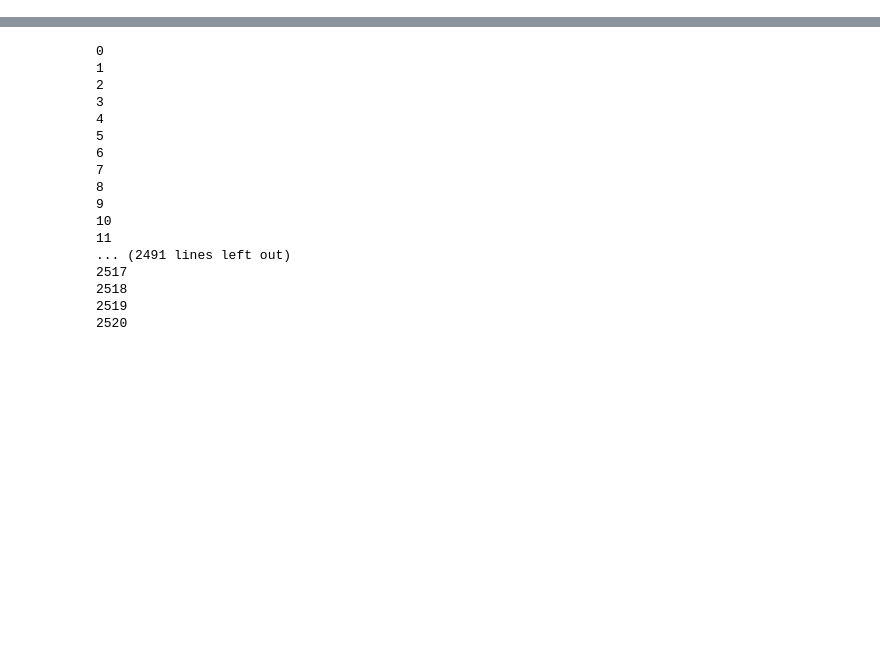
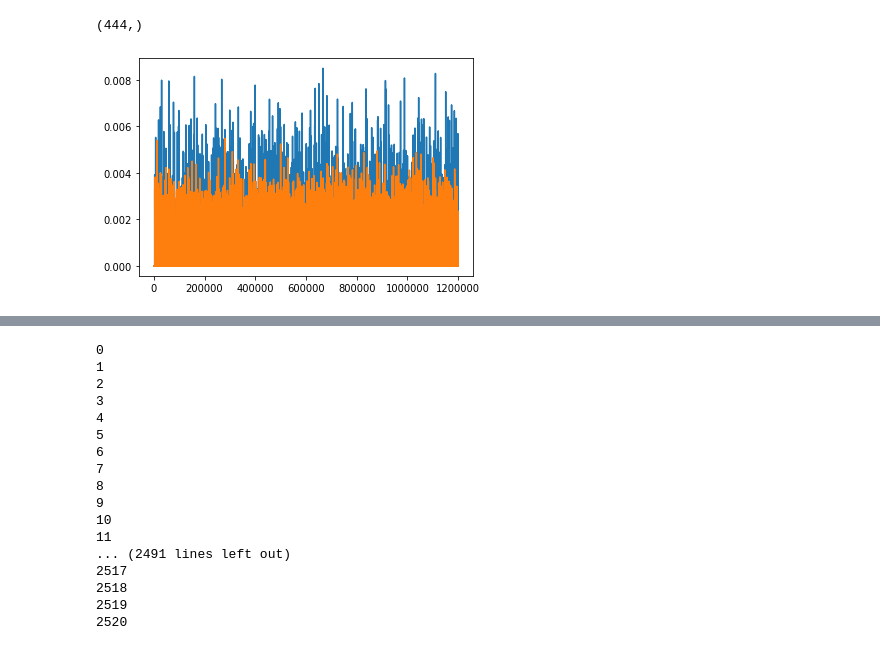
Before and after one commit to aaberbach/L5NeuronSimulation, a Jupyter notebook: L5NeuronSimulation/FullSimulation/NMDAExploration.ipynb, the cells around one changed output, grey strips where cells are left out. Saved outputs shown, nothing was run; the diff lists cells and outputs as text; code cells hidden in the pictures; blank space fills up the shorter version.

```diff
--- a/L5NeuronSimulation/FullSimulation/NMDAExploration.ipynb
+++ b/L5NeuronSimulation/FullSimulation/NMDAExploration.ipynb
@@ -181,0 +321,10 @@ na_df.to_csv('na_df.csv')
+# %%
+np.sort(segs_na_df[(segs_na_df.Type=='dend')&(segs_na_df.Elec_distanceQ==9)].segmentID.values).reshape(-1,).shape
+# %% [output]
+(444,)
+# %%
+plt.plot(na['report']['biophysical']['data'][:,92])
+plt.plot(na['report']['biophysical']['data'][:,980])
+plt.show()
+# %% [output]
+[figure, added]
```
Also changed, not shown: parts of 45 cells of this notebook, 6 other files.
